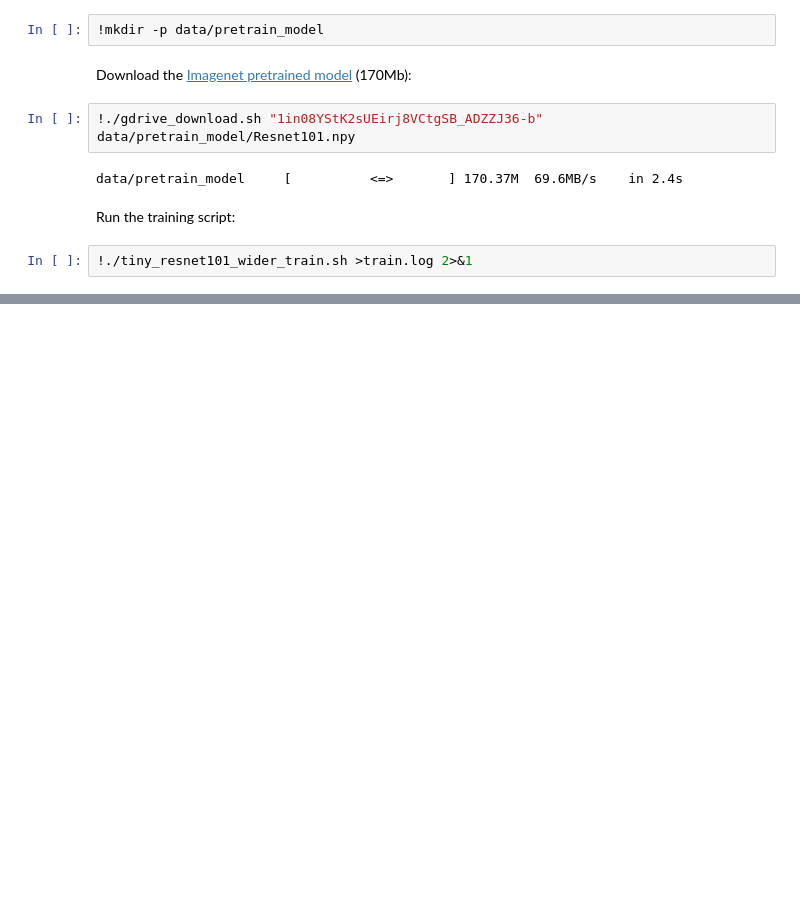
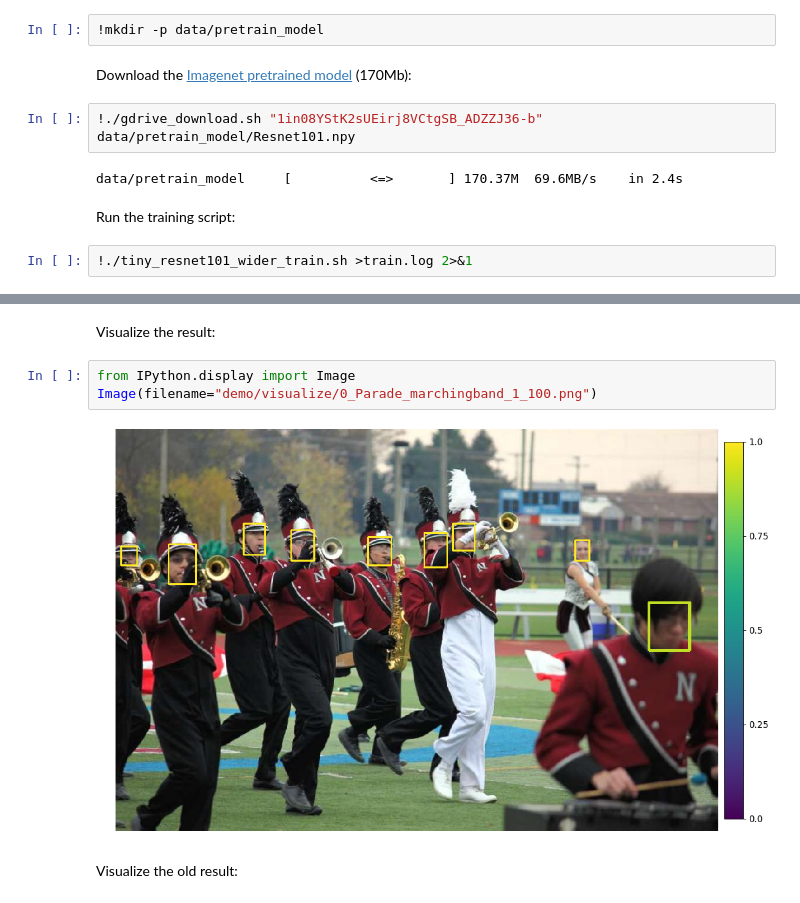
Before and after one commit to o7g8/tiny-tf, a Jupyter notebook: tiny_faces_p2.ipynb, the cells around one changed output, grey strips where cells are left out. Cells and saved outputs as stored; diff of their text form; blank space fills up the shorter version.

```diff
--- a/tiny_faces_p2.ipynb
+++ b/tiny_faces_p2.ipynb
@@ -165,0 +246,9 @@ Run the training script:
+# %% [markdown]
+Visualize the result:
+# %%
+from IPython.display import Image
+Image(filename="demo/visualize/0_Parade_marchingband_1_100.png")
+# %% [output]
+[figure, added]
+# %% [markdown]
+Visualize the old result:
```
Also changed, not shown: parts of 13 cells of this notebook.
